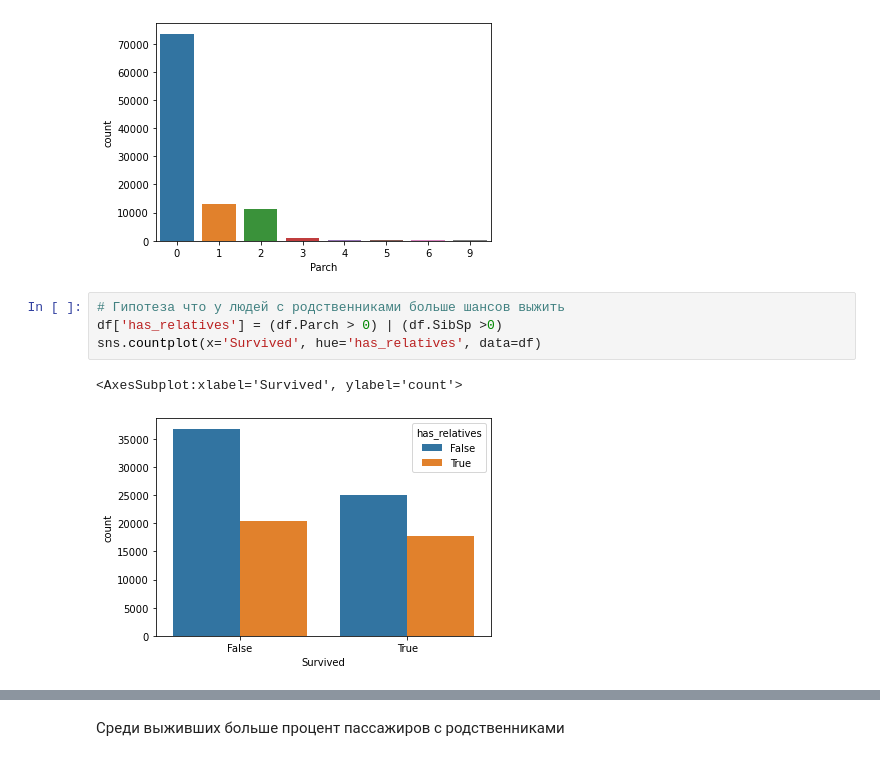
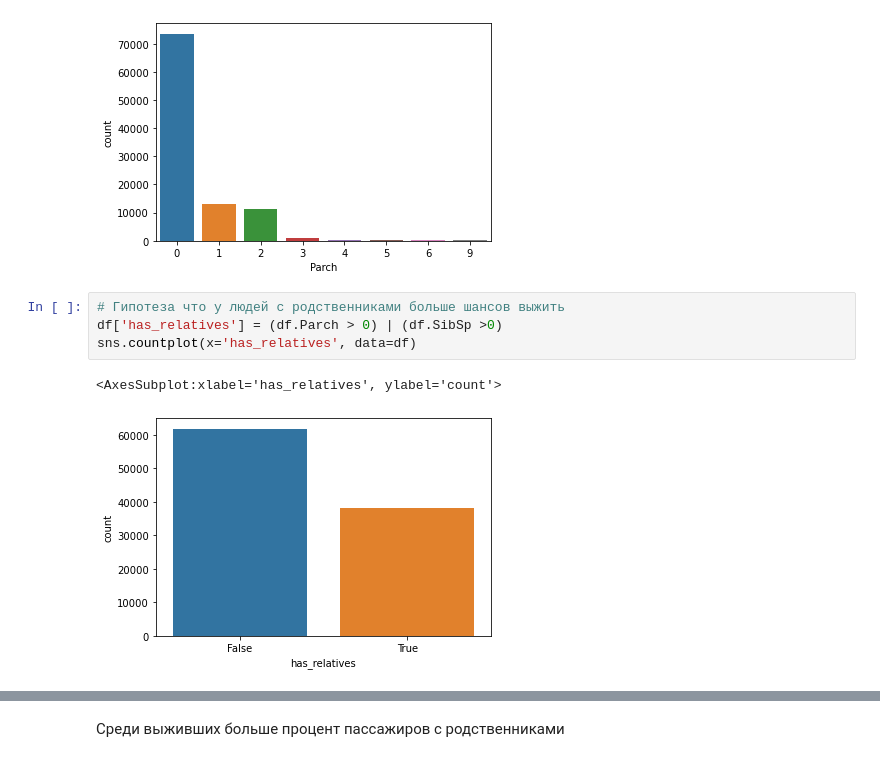
Before and after one commit to codekot/data_exploration, a Jupyter notebook: eda.ipynb, the cells around one changed output, grey strips where cells are left out. Cells and saved outputs as stored; diff of their text form.

```diff
--- a/eda.ipynb
+++ b/eda.ipynb
@@ -235,7 +255,7 @@ sns.countplot(x='Parch', data=df)
 # %%
 # Гипотеза что у людей с родственниками больше шансов выжить
 df['has_relatives'] = (df.Parch > 0) | (df.SibSp >0)
-sns.countplot(x='Survived', hue='has_relatives', data=df)
+sns.countplot(x='has_relatives', data=df)
 # %% [output]
-<AxesSubplot:xlabel='Survived', ylabel='count'>
+<AxesSubplot:xlabel='has_relatives', ylabel='count'>
-[figure, old version]
+[figure, new version]
```
Also changed, not shown: parts of 27 cells of this notebook.
